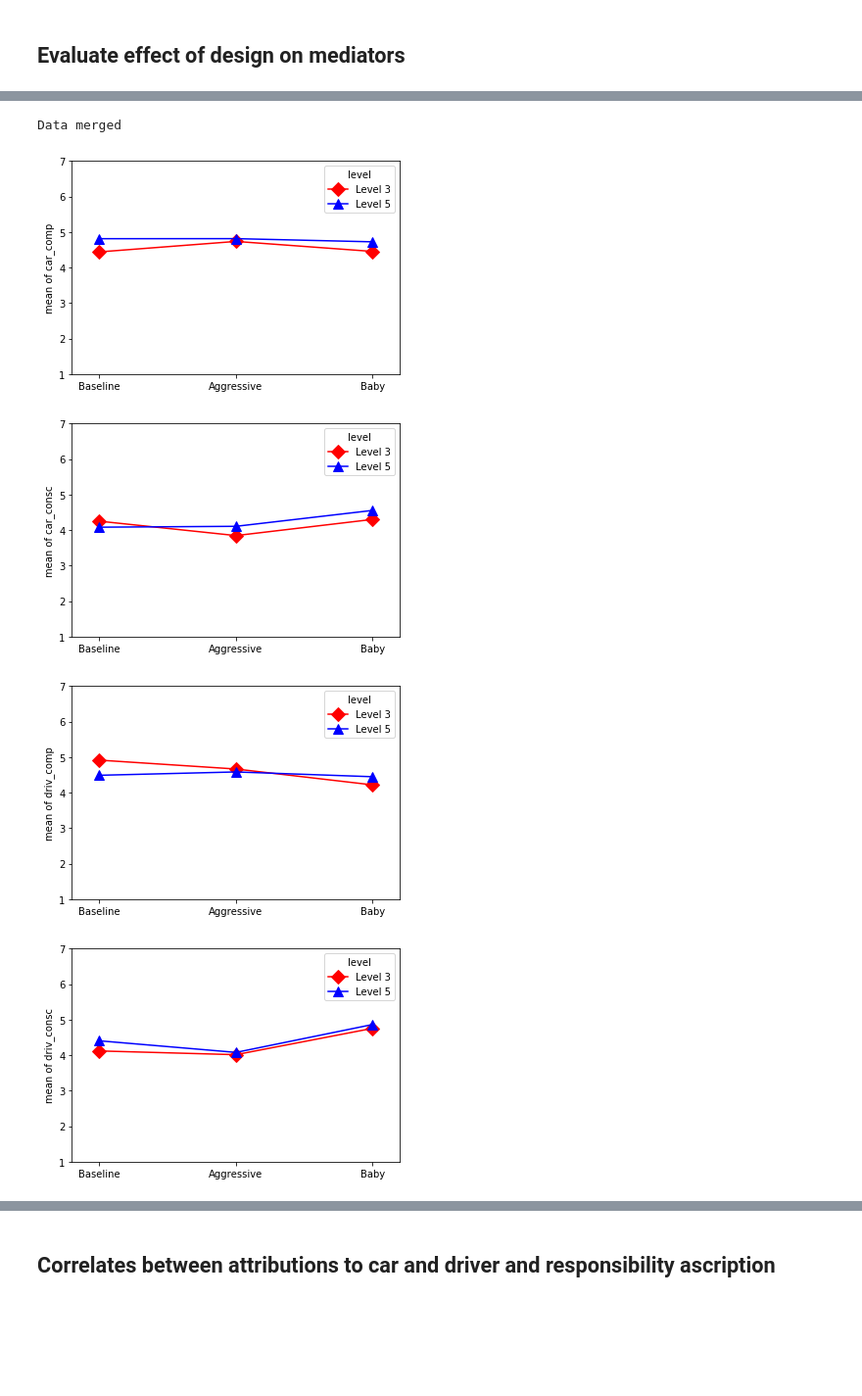
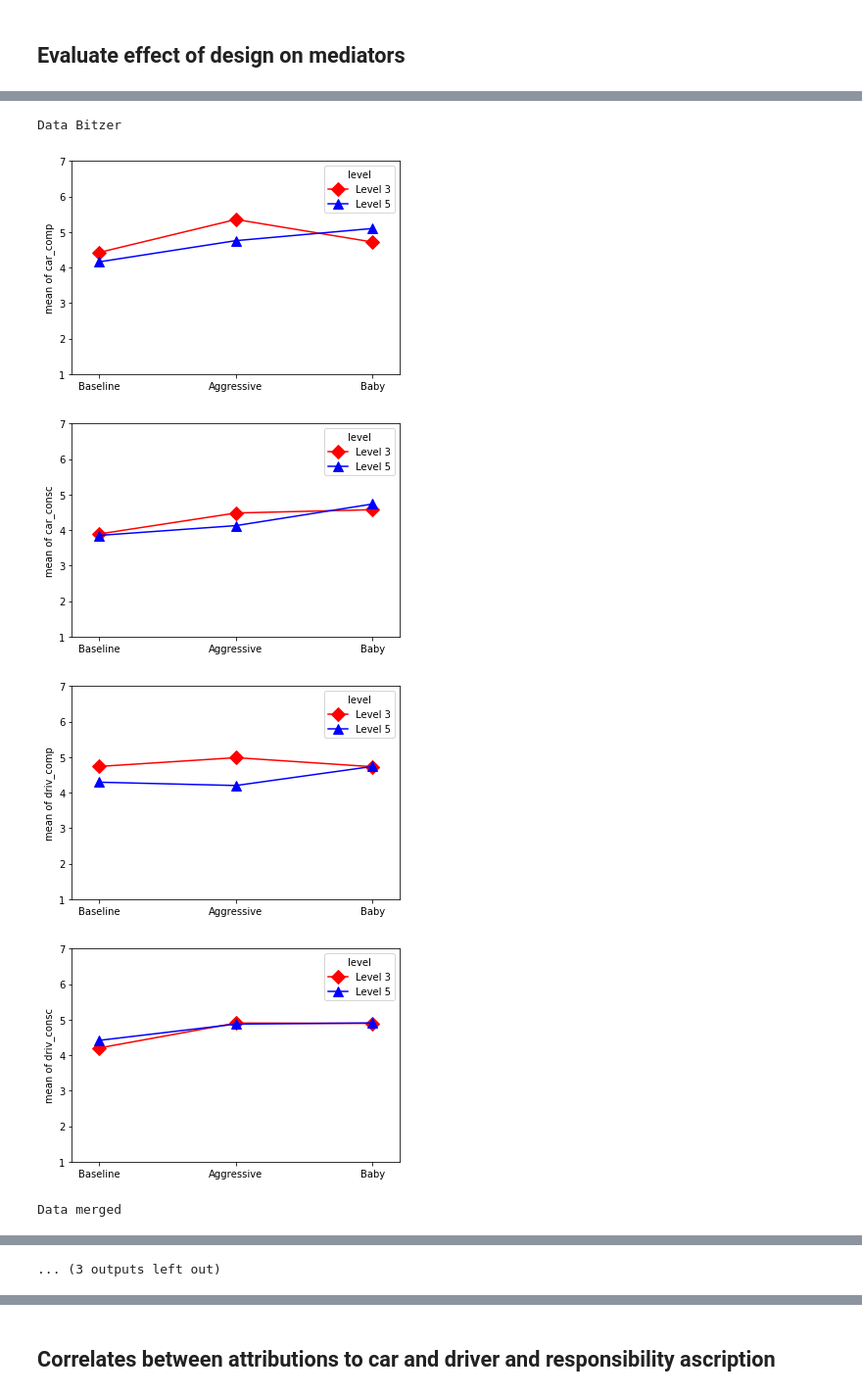
Before and after one commit to steffenwoelfl/Car-Responsibility, a Jupyter notebook: resp_analysis.ipynb, the cells around one changed output, grey strips where cells are left out. Shown at 98% size. Drawn from its saved outputs; the diff is of its cells as text; code cells hidden in the pictures; blank space fills up the shorter version.

```diff
--- a/resp_analysis.ipynb
+++ b/resp_analysis.ipynb
@@ -418,6 +619,7 @@ def drop_columns(data):
 
 data = drop_columns(data)
 data1 = drop_columns(data1)
+data2 = drop_columns(data2)
 # %% [output]
 Index(['lfdn', 'duration', 'c_0001', 'Trust_Car_1', 'Trust_Car_2',
        'Trust_Car_3', 'car_check', 'Manip_Check_1', 'Manip_Check_2',
@@ -463,6 +665,7 @@ def factors(data):
 
 data = factors(data)
 data1 = factors(data1)
+data2 = factors(data2)
 # %% [output]
    c_0001    level    design
 0       1  Level 3  Baseline
@@ -489,5 +698,6 @@ def check_manip(data):
 
 data = check_manip(data)
 data1 = check_manip(data1)
+data2 = check_manip(data2)
 # %% [output]
         car_check    childish    ordinary  aggressive
@@ -889,6 +1147,8 @@ print('Data Hildebrand')
 data1 = constructs(data1)
 print('Data merged')
 data = constructs(data)
+print('Data Bitzer')
+data2 = constructs(data2)
 # %% [output]
 Data Hildebrand
          car_comp   car_consc   driv_comp  driv_consc
@@ -923,6 +1180,8 @@ def plot(data):
 
 print('Data Hildebrand\n')
 plot(data1)
+print('\nData Bitzer\n')
+plot(data2)
 print('\nData merged\n')
 plot(data)
 # %% [output]
@@ -934,5 +1193,6 @@ Data Hildebrand
-Data merged
+Data Bitzer
-[figure, old version]
+[figure, new version]
-[figure, old version]
+[figure, new version]
-[figure, old version]
+[figure, new version]
-[figure, old version]
+[figure, new version]
+Data merged
@@ -939,3 +1200,4 @@ Data merged
+... (3 outputs left out)
 # %%
 # Two-factorial ANOVAS
 
```
Also changed, not shown: parts of 49 cells of this notebook.
